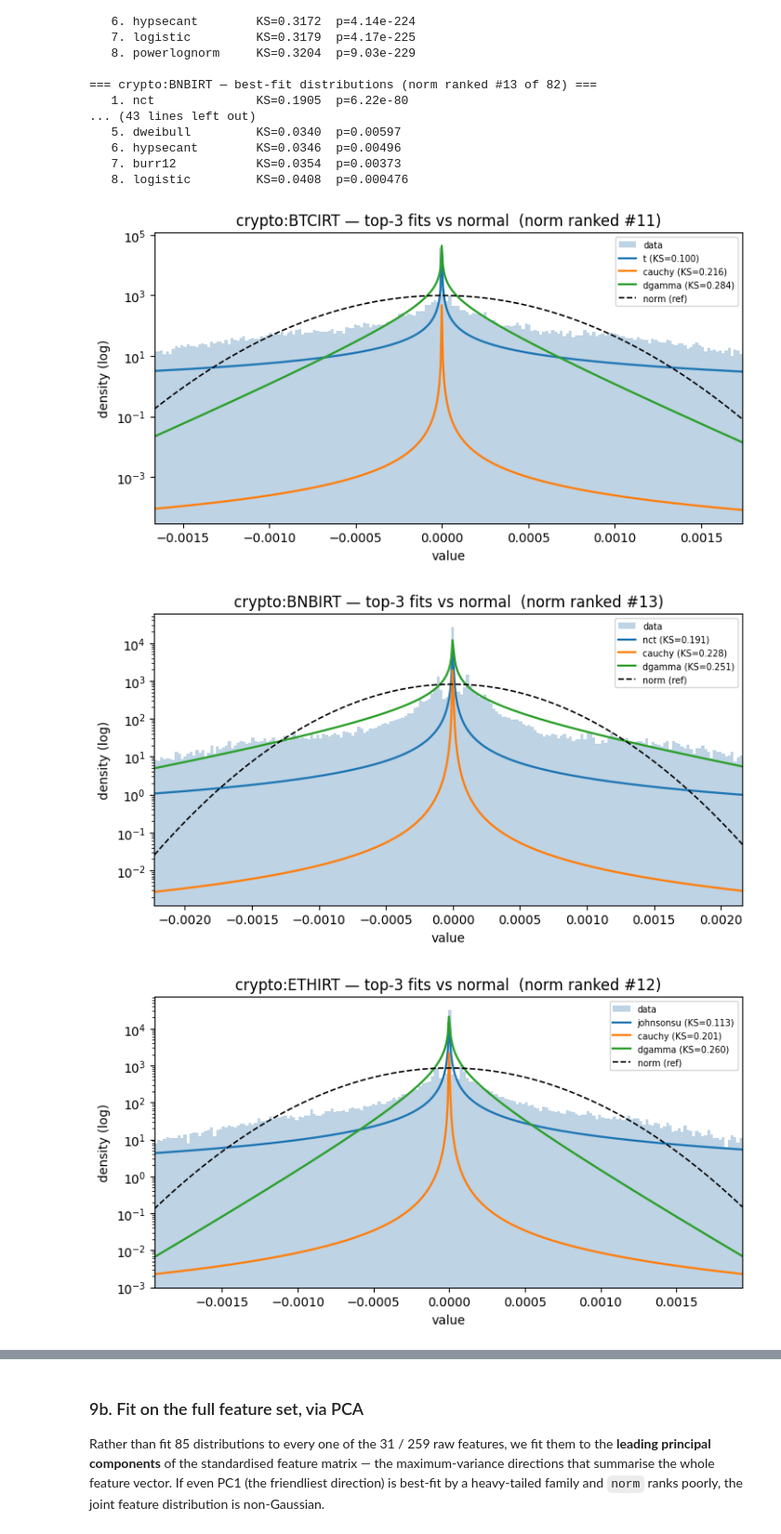
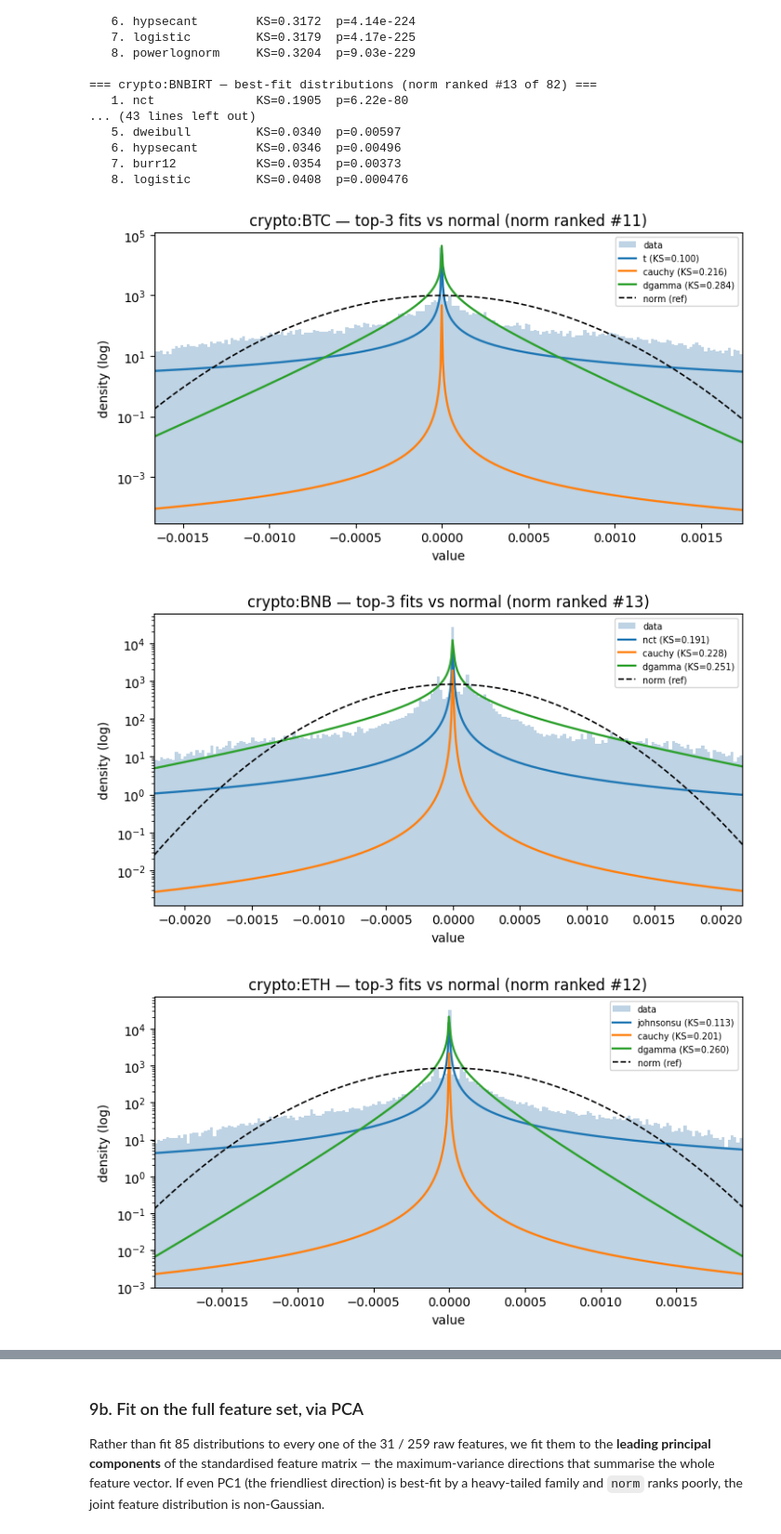
Before and after one commit to ArshiAbolghasemi/Penny, a Jupyter notebook: notebooks/increment_diagnostics.ipynb, the cells around one changed output, grey strips where cells are left out. Shown at 93% size. Cells and saved outputs as stored; diff of their text form; code cells hidden in the pictures.

```diff
--- a/notebooks/increment_diagnostics.ipynb
+++ b/notebooks/increment_diagnostics.ipynb
@@ -1423,34 +1423,40 @@ def plot_dist_fits(data, ranked, name, topn=3, drop_zeros=True):
         bins=200,
         range=(lo, hi),
         density=True,
         alpha=0.35,
         color="steelblue",
         label="data",
     )
     cmap = plt.get_cmap("tab10")
     for i, (nm, ks, p, param) in enumerate(ranked[:topn]):
         try:
             pdf = getattr(stats, nm).pdf(xg, *param)
             ax.plot(xg, pdf, lw=1.7, color=cmap(i), label=f"{nm} (KS={ks:.3f})")
         except Exception:
             pass
+
+    clean_name = name.replace("IRT", "") if "crypto:" in name else name
+
     mu, sd = np.mean(x), np.std(x)
     ax.plot(xg, stats.norm.pdf(xg, mu, sd), "k--", lw=1.2, label="norm (ref)")
     ax.set_yscale("log")
     ax.set_xlim(lo, hi)
+
+    norm_rk = norm_rank(ranked)
     ax.set_title(
-        f"{name} — top-{topn} fits vs normal  (norm ranked #{norm_rank(ranked)})"
+        f"{clean_name} — top-{topn} fits vs normal (norm ranked #{norm_rk})"
     )
+
     ax.set_xlabel("value")
     ax.set_ylabel("density (log)")
     ax.legend(fontsize=7)
     plt.tight_layout()
     plt.show()
 
 
 for (dom, sym), (pooled, _segs) in DATA.items():
     plot_dist_fits(pooled, FIT_RET[(dom, sym)], f"{dom}:{sym}")
 # %% [output]
-[figure, old version]
+[figure, new version]
-[figure, old version]
+[figure, new version]
-[figure, old version]
+[figure, new version]
```
Also changed, not shown: parts of 2 cells of this notebook.
